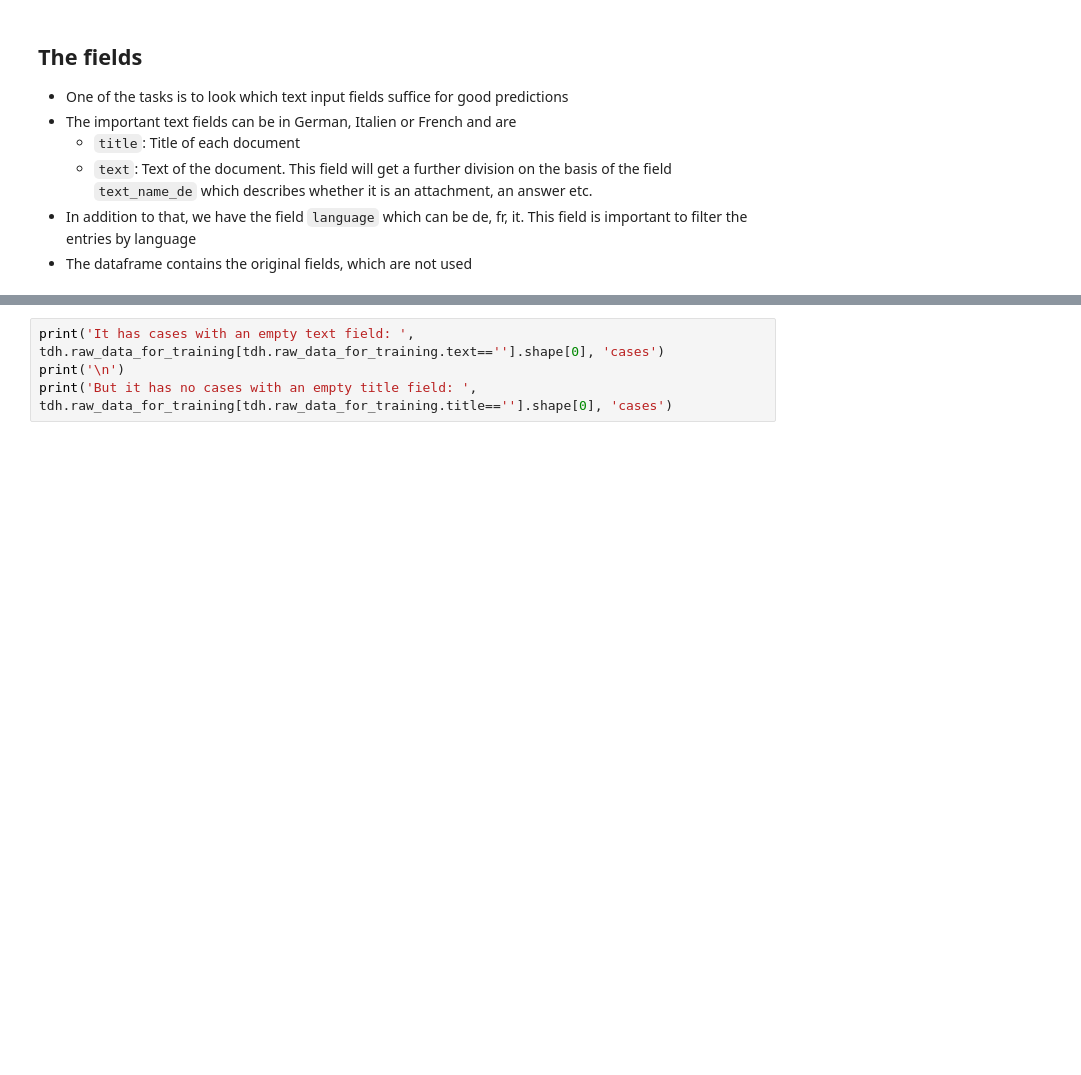
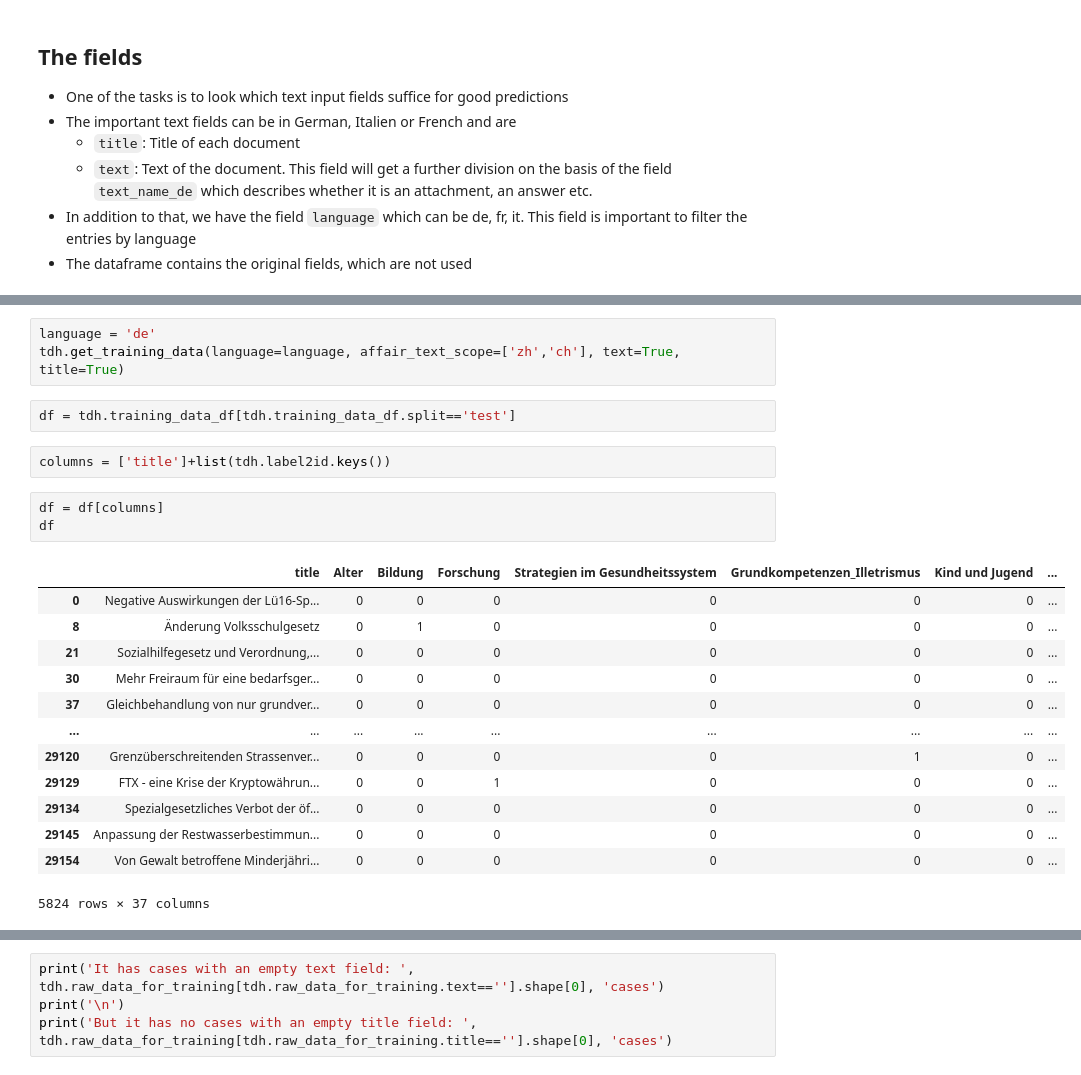
Before and after one commit to JoelNiklaus/LEXTREME, a Jupyter notebook: politmonitor/notebooks/Statistics.ipynb, the cells around one changed output, grey strips where cells are left out. Cells and saved outputs as stored; diff of their text form; blank space fills up the shorter version.

```diff
--- a/politmonitor/notebooks/Statistics.ipynb
+++ b/politmonitor/notebooks/Statistics.ipynb
@@ -29,0 +40,24 @@ tdh.raw_data_for_training.head()
+# %%
+language = 'de'
+tdh.get_training_data(language=language, affair_text_scope=['zh','ch'], text=True, title=True)
+# %%
+df = tdh.training_data_df[tdh.training_data_df.split=='test']
+# %%
+columns = ['title']+list(tdh.label2id.keys())
+# %%
+df = df[columns]
+df
+# %% [output]
+|  | title | Alter | Bildung | Forschung | Strategien im Gesundheitssystem | Grundkompetenzen_Illetrismus | Kind und Jugend | ... |
+| 0 | Negative Auswirkungen der Lü16-Sp... | 0 | 0 | 0 | 0 | 0 | 0 | ... |
+| 8 | Änderung Volksschulgesetz | 0 | 1 | 0 | 0 | 0 | 0 | ... |
+| 21 | Sozialhilfegesetz und Verordnung,... | 0 | 0 | 0 | 0 | 0 | 0 | ... |
+| 30 | Mehr Freiraum für eine bedarfsger... | 0 | 0 | 0 | 0 | 0 | 0 | ... |
+| 37 | Gleichbehandlung von nur grundver... | 0 | 0 | 0 | 0 | 0 | 0 | ... |
+| ... | ... | ... | ... | ... | ... | ... | ... | ... |
+| 29120 | Grenzüberschreitenden Strassenver... | 0 | 0 | 0 | 0 | 1 | 0 | ... |
+| 29129 | FTX - eine Krise der Kryptowährun... | 0 | 0 | 1 | 0 | 0 | 0 | ... |
+| 29134 | Spezialgesetzliches Verbot der öf... | 0 | 0 | 0 | 0 | 0 | 0 | ... |
+| 29145 | Anpassung der Restwasserbestimmun... | 0 | 0 | 0 | 0 | 0 | 0 | ... |
+| 29154 | Von Gewalt betroffene Minderjähri... | 0 | 0 | 0 | 0 | 0 | 0 | ... |
+5824 rows × 37 columns
```
Also changed, not shown: parts of 5 cells of this notebook, 2 other files.
